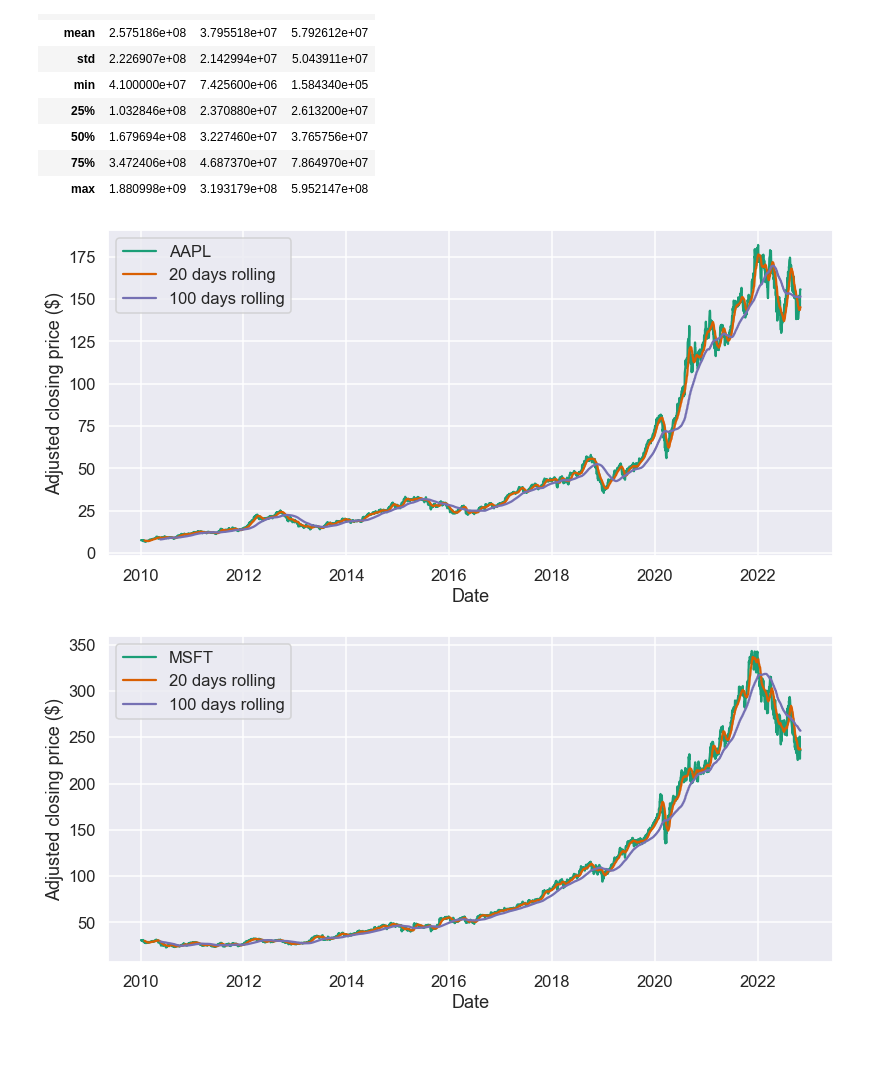
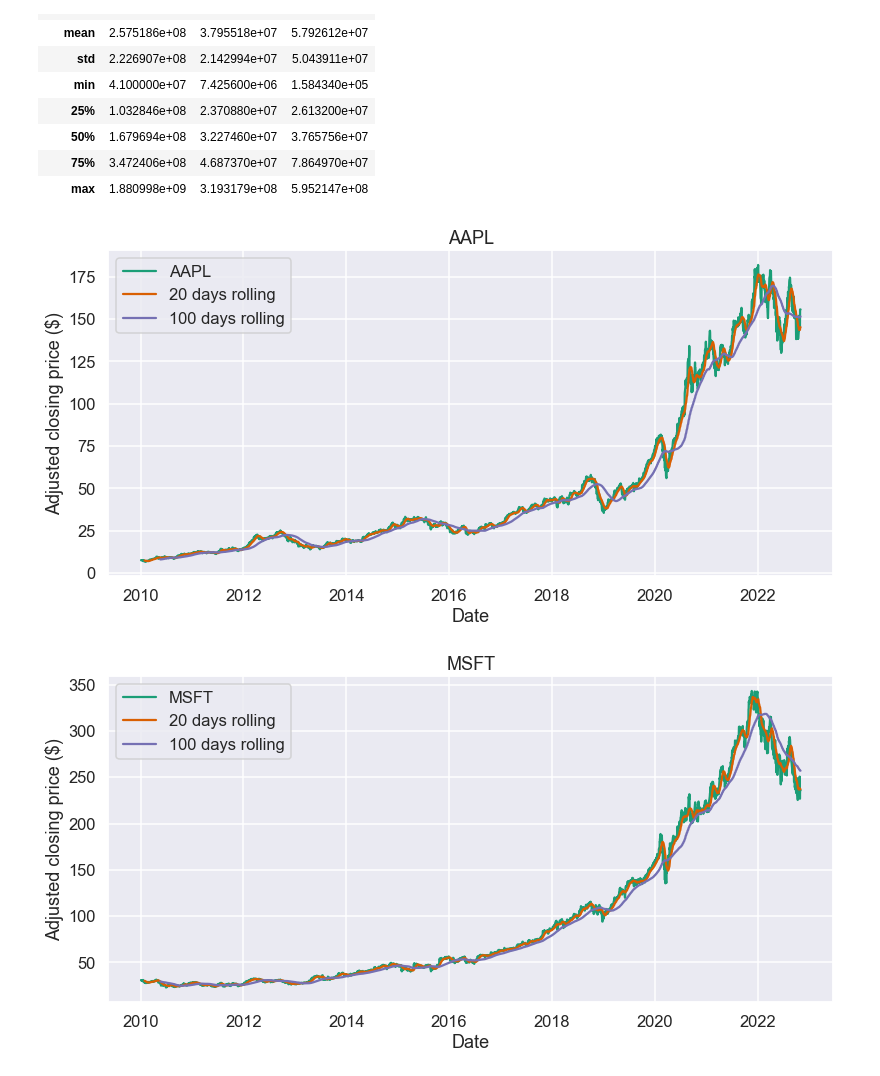
Before and after one commit to Jesus-Almansa/Final_Project_DA, a Jupyter notebook: project.ipynb, the cells around one changed output. Saved outputs shown, nothing was run; the diff lists cells and outputs as text; code cells hidden in the pictures; blank space fills up the shorter version.

```diff
--- a/project.ipynb
+++ b/project.ipynb
@@ -121,22 +121,24 @@ volume.describe()
 # %%
 for i in tickers:
     # Get the ticker timeseries. This now returns a Pandas Series object indexed by date.
     ticker = close.loc[:, i]
 
     # Calculate the 20 and 100 days moving averages of the closing prices
     short_rolling_ticker = ticker.rolling(window=20).mean()
     long_rolling_ticker = ticker.rolling(window=100).mean()
 
     # Plot everything by leveraging the very powerful matplotlib package
     fig, ax = plt.subplots(figsize=(13,6))
 
+    plt.title(i)
+
     ax.plot(ticker.index, ticker, label=i)
     ax.plot(short_rolling_ticker.index, short_rolling_ticker, label='20 days rolling')
     ax.plot(long_rolling_ticker.index, long_rolling_ticker, label='100 days rolling')
 
     ax.set_xlabel('Date')
     ax.set_ylabel('Adjusted closing price ($)')
     ax.legend()
 # %% [output]
-[figure, old version]
+[figure, new version]
-[figure, old version]
+[figure, new version]
```
Also changed, not shown: parts of 2 cells of this notebook.
